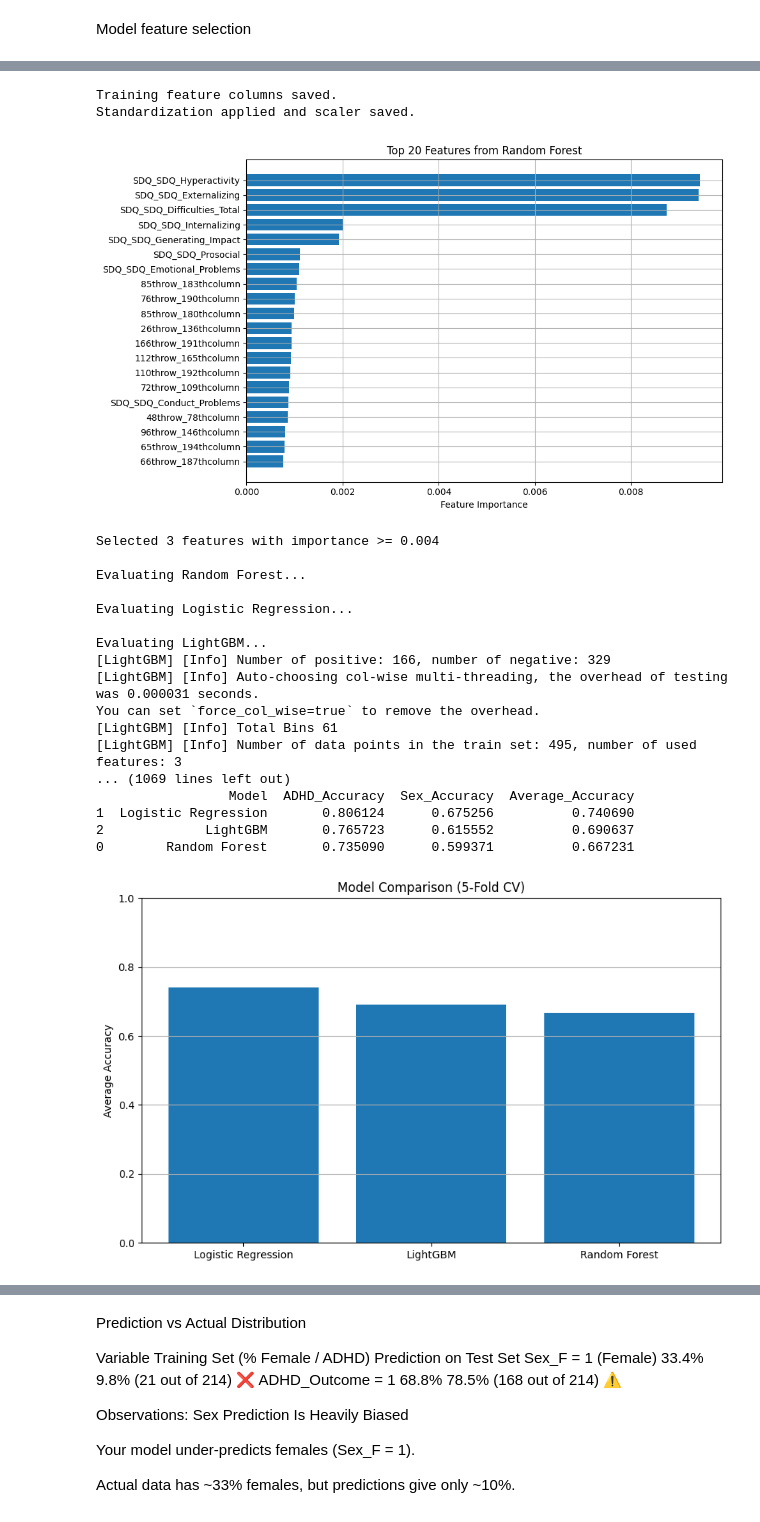
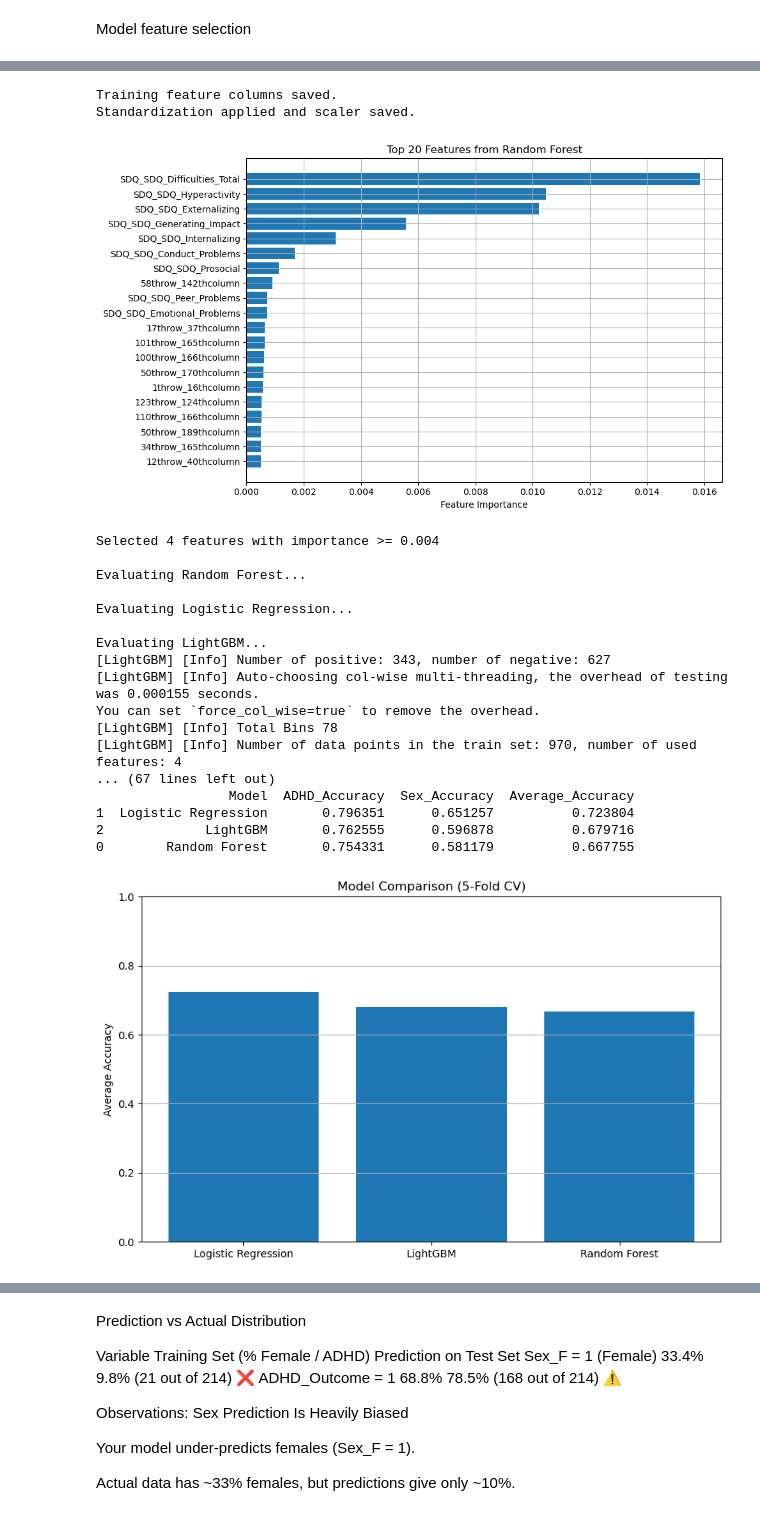
Before and after one commit to panditpooja/WiDS_Datathon_2025, a Jupyter notebook: train.ipynb, the cells around one changed output, grey strips where cells are left out. Cells and saved outputs as stored; diff of their text form; code cells hidden in the pictures.

```diff
--- a/train.ipynb
+++ b/train.ipynb
@@ -77,23 +830,10 @@ MRI_Track_Age_at_Scan         0
 participant_id                0
 dtype: int64
 # %%
-
-merged_data = categorical_data.merge(quantitative_data, on='participant_id', how='inner')
-merged_data = merged_data.merge(connectome_data, on='participant_id', how='inner')
-merged_data = merged_data.merge(train_data, on='participant_id', how='inner')
-
-# print(merged_data)
-# print("Shape after dropping missing values:", merged_data.shape)
-
-# missing values
-merged_data.isnull().sum()
-
-merged_data_clean = merged_data.dropna()
-
-merged_data_clean.isnull().sum()
-print("Shape after dropping missing values:", merged_data_clean.shape)
-
-
-categorical_cols = merged_data_clean.select_dtypes(include='object').columns
+merged_data_impute = categorical_data.merge(quantitative_data, on='participant_id', how='inner')
+merged_data_impute = merged_data_impute.merge(connectome_data, on='participant_id', how='inner')
+merged_data_impute = merged_data_impute.merge(train_data, on='participant_id', how='inner')
+print("Shape after imputing the missing values:", merged_data_impute.shape)
+categorical_cols = merged_data_impute.select_dtypes(include='object').columns
 print(categorical_cols)
 # %% [output]
@@ -101,11 +841,10 @@ Shape after dropping missing values: (1213, 19930)
 Index(['participant_id'], dtype='object')
 # %%
-
 # target variables
-y = merged_data_clean[['Sex_F', 'ADHD_Outcome']]
+y = merged_data_impute[['Sex_F', 'ADHD_Outcome']]
 
 # dropping participant_id and target variables
-X = merged_data_clean.drop(['participant_id', 'Sex_F', 'ADHD_Outcome'], axis=1)
+X = merged_data_impute.drop(['participant_id', 'Sex_F', 'ADHD_Outcome'], axis=1)
 
 X_scaled = StandardScaler().fit_transform(X)
 
@@ -113,7 +852,7 @@ X_scaled = StandardScaler().fit_transform(X)
 
 from sklearn.model_selection import train_test_split
 
-X_train, X_test, y_train, y_test = train_test_split(X_scaled, y, test_size=0.1, random_state=108)
+X_train, X_test, y_train, y_test = train_test_split(X_scaled, y, test_size=0.2, random_state=108)
 
 import pandas as pd
 import numpy as np
@@ -122,7 +861,6 @@ from sklearn.multioutput import MultiOutputClassifier
 from sklearn.ensemble import RandomForestClassifier
 from sklearn.linear_model import LogisticRegression
 from lightgbm import LGBMClassifier
-from catboost import CatBoostClassifier
 from sklearn.metrics import accuracy_score, classification_report
 
 
@@ -601,14 +1173,11 @@ None
 # %%
-import matplotlib.pyplot as plt
-import joblib
-
 from sklearn.feature_selection import SelectFromModel
 from sklearn.model_selection import KFold
 from sklearn.model_selection import StratifiedKFold
 
 # Feature/target split
-y = merged_data_clean[['Sex_F', 'ADHD_Outcome']]
-X = merged_data_clean.drop(['participant_id', 'Sex_F', 'ADHD_Outcome'], axis=1)
+y = merged_data_impute[['Sex_F', 'ADHD_Outcome']]
+X = merged_data_impute.drop(['participant_id', 'Sex_F', 'ADHD_Outcome'], axis=1)
 
 # Save columns for future
 joblib.dump(X.columns.tolist(), "train_columns.joblib")
@@ -809,51 +1378,51 @@ except Exception as e:
     print(e)
     raise
 
 # Predict
 try:
     best_model = joblib.load("random_forest_multioutput_model.joblib")
     y_pred_test = best_model.predict(X_test_selected)
     print("Prediction completed successfully.")
 except Exception as e:
     print("\nError during prediction.")
     print(e)
     raise
 
 # Save submission
 try:
     submission_df = pd.DataFrame({
         'participant_id': participant_ids,
         'Sex_F_predicted': y_pred_test[:, 0],
         'ADHD_Outcome_predicted': y_pred_test[:, 1]
     })
     submission_df.to_csv("test_predictions1.csv", index=False)
     print("\nPredictions saved to 'test_predictions1.csv'.")
     print(submission_df.head())
 except Exception as e:
     print("\nError during saving predictions.")
     print(e)
     raise
 # %% [output]
 Training feature columns saved.
 Standardization applied and scaler saved.
-[figure, old version]
+[figure, new version]
-Selected 3 features with importance >= 0.004
+Selected 4 features with importance >= 0.004
 
 Evaluating Random Forest...
 
 Evaluating Logistic Regression...
 
 Evaluating LightGBM...
-[LightGBM] [Info] Number of positive: 166, number of negative: 329
-[LightGBM] [Info] Auto-choosing col-wise multi-threading, the overhead of testing was 0.000031 seconds.
+[LightGBM] [Info] Number of positive: 343, number of negative: 627
+[LightGBM] [Info] Auto-choosing col-wise multi-threading, the overhead of testing was 0.000155 seconds.
 You can set `force_col_wise=true` to remove the overhead.
-[LightGBM] [Info] Total Bins 61
-[LightGBM] [Info] Number of data points in the train set: 495, number of used features: 3
-... (1069 lines left out)
+[LightGBM] [Info] Total Bins 78
+[LightGBM] [Info] Number of data points in the train set: 970, number of used features: 4
+... (67 lines left out)
                  Model  ADHD_Accuracy  Sex_Accuracy  Average_Accuracy
-1  Logistic Regression       0.806124      0.675256          0.740690
-2             LightGBM       0.765723      0.615552          0.690637
-0        Random Forest       0.735090      0.599371          0.667231
+1  Logistic Regression       0.796351      0.651257          0.723804
+2             LightGBM       0.762555      0.596878          0.679716
+0        Random Forest       0.754331      0.581179          0.667755
-[figure, old version]
+[figure, new version]
 Best model selected: Logistic Regression
 Best model retrained and saved successfully.
```
Also changed, not shown: parts of 25 cells of this notebook.
